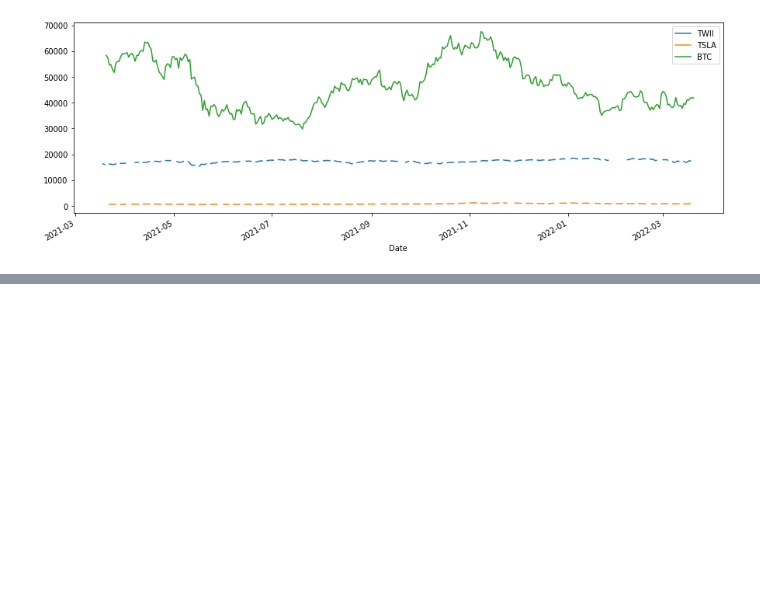
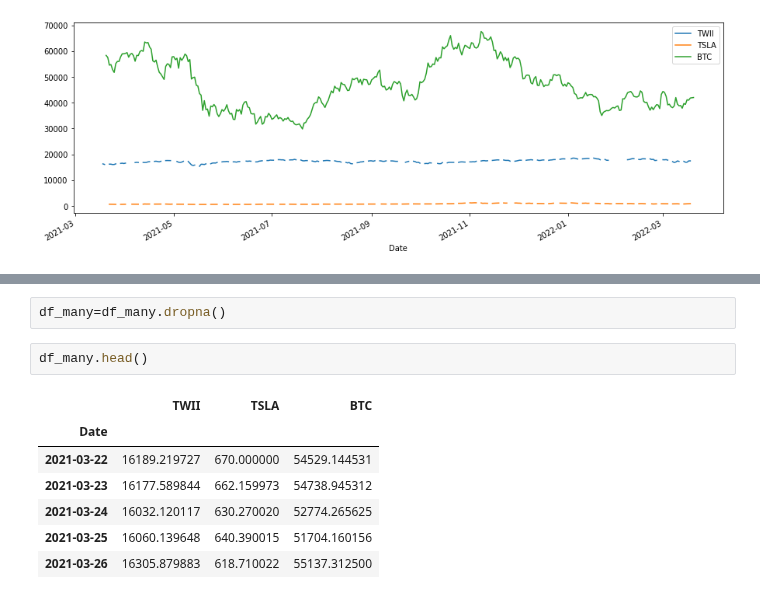
Before and after one commit to tewei0328/teach-visulization, a Jupyter notebook: viz1_yfinance_plot1_TWII_TSLA_BTC.ipynb, the cells around one changed output, grey strips where cells are left out. Drawn from its saved outputs; the diff is of its cells as text; blank space fills up the shorter version.

```diff
--- a/viz1_yfinance_plot1_TWII_TSLA_BTC.ipynb
+++ b/viz1_yfinance_plot1_TWII_TSLA_BTC.ipynb
@@ -96,0 +115,12 @@ df_many.plot(figsize=(15,5))
+# %%
+df_many=df_many.dropna()
+# %%
+df_many.head()
+# %% [output]
+|  | TWII | TSLA | BTC |
+| Date |  |  |  |
+| 2021-03-22 | 16189.219727 | 670.000000 | 54529.144531 |
+| 2021-03-23 | 16177.589844 | 662.159973 | 54738.945312 |
+| 2021-03-24 | 16032.120117 | 630.270020 | 52774.265625 |
+| 2021-03-25 | 16060.139648 | 640.390015 | 51704.160156 |
+| 2021-03-26 | 16305.879883 | 618.710022 | 55137.312500 |
```
Also changed, not shown: parts of 6 cells of this notebook.
